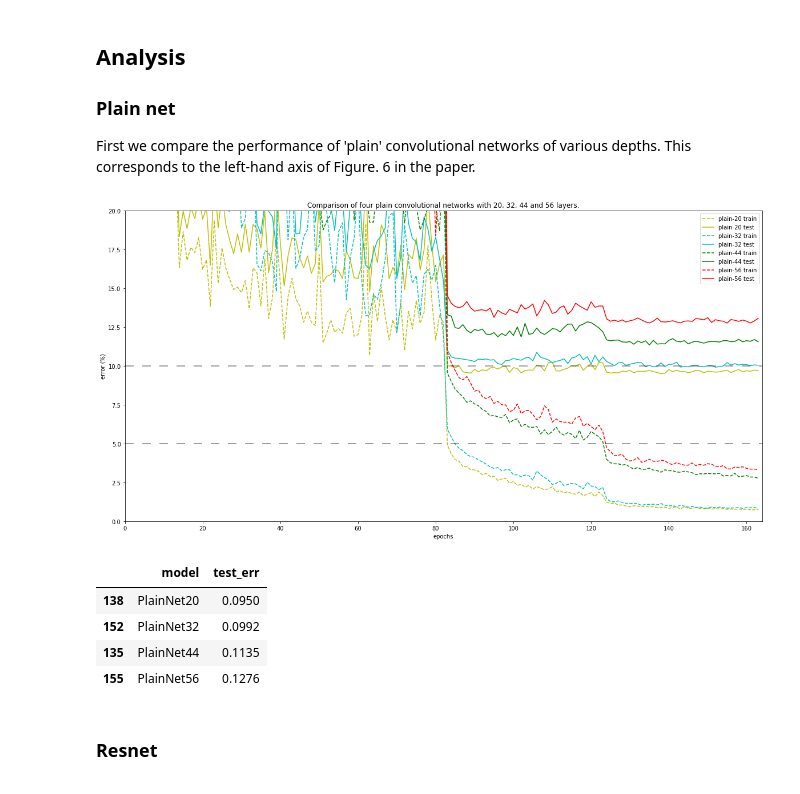
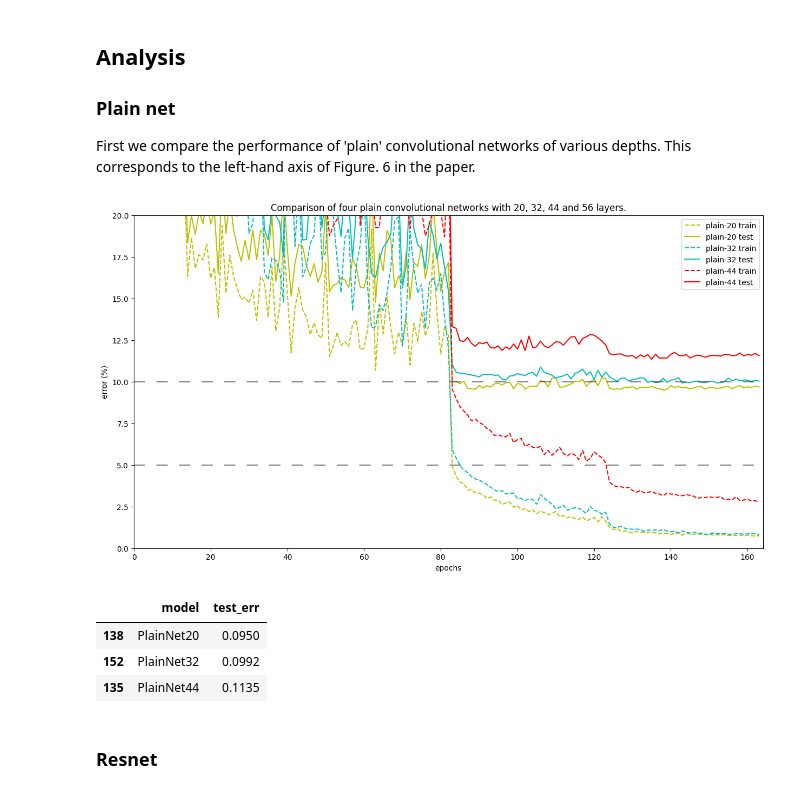
Before and after one commit to mcarnival/resnet, a Jupyter notebook: main_v1.ipynb, the cells around one changed output. Cells and saved outputs as stored; diff of their text form; code cells hidden in the pictures.

Commit message:
graph and table update

```diff
--- a/main_v1.ipynb
+++ b/main_v1.ipynb
@@ -377,40 +384,39 @@ OrderedDict([('convIn.weight', tensor([[[[-1.4517e-03, -1.1860e-02, -5.1398e-03]
 
 First we compare the performance of 'plain' convolutional networks of various depths. This corresponds to the left-hand axis of Figure. 6 in the paper.
 # %%
-ns  = [3, 5, 7, 9]
-clr = ['y', 'c', 'g', 'r']
+ns  = [3, 5, 7]
+clr = ['y', 'c', 'r']
 
 
 plainnet_dfs = [pd.read_csv(f'results/plainnet{6*n+2}.csv') for n in ns]
-fig = plt.figure(figsize=(20, 10))
+fig = plt.figure(figsize=(15, 8))
 plt.axis([0, 164, 0, 20])
 
 
 for i in range(len(ns)):
     plt.plot(plainnet_dfs[i]['epoch'], plainnet_dfs[i]['train_err']*100, f'{clr[i]}--',
              label=f'plain-{6*ns[i]+2} train')
     plt.plot(plainnet_dfs[i]['epoch'], plainnet_dfs[i]['test_err']*100, f'{clr[i]}',
              label=f'plain-{6*ns[i]+2} test')
 
 plt.title('Comparison of four plain convolutional networks with 20, 32, 44 and 56 layers.')
 plt.legend(loc='upper right')
 plt.xlabel('epochs')
 plt.ylabel('error (%)')
 plt.axhline(10, color='black', alpha=0.5, dashes=(10., 10.))
 plt.axhline(5, color='black', alpha=0.5, dashes=(10., 10.));
 # %% [output]
-[figure, old version]
+[figure, new version]
 # %%
 bests = [df[df['test_err'] == df['test_err'].min()].iloc[0] for df in plainnet_dfs]
 bests_df= pd.concat(bests, axis=1).T
-bests_df['model'] = ['PlainNet20', 'PlainNet32', 'PlainNet44', 'PlainNet56']
+bests_df['model'] = ['PlainNet20', 'PlainNet32', 'PlainNet44']
 display(bests_df[['model', 'test_err']])
 # %% [output]
 |  | model | test_err |
 | 138 | PlainNet20 | 0.0950 |
 | 152 | PlainNet32 | 0.0992 |
 | 135 | PlainNet44 | 0.1135 |
-| 155 | PlainNet56 | 0.1276 |
 # %% [markdown]
 ### Resnet
 # %%
```
Also changed, not shown: parts of 9 cells of this notebook.
